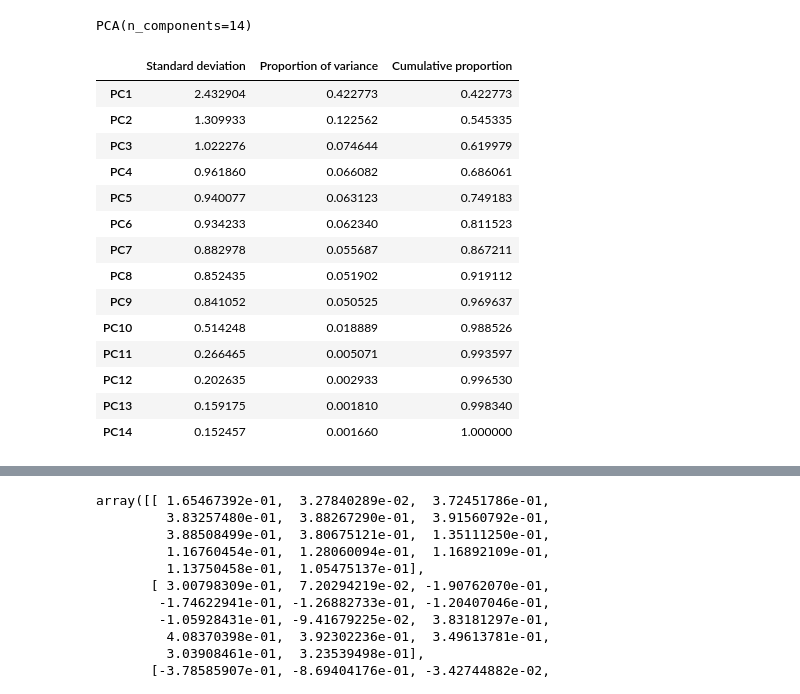
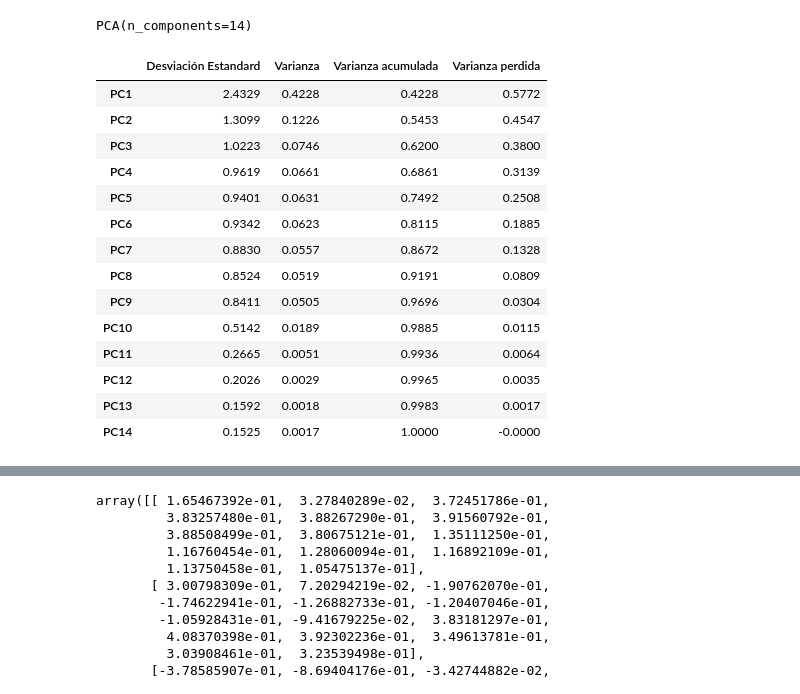
Before and after one commit to PosgradoMNA/actividades-del-projecto-96, a Jupyter notebook: Semana-4/ActividadSemana4.ipynb, the cells around one changed output, grey strips where cells are left out. Drawn from its saved outputs; the diff is of its cells as text; code cells hidden in the pictures.

```diff
--- a/Semana-4/ActividadSemana4.ipynb
+++ b/Semana-4/ActividadSemana4.ipynb
@@ -90,32 +92,35 @@ PCA(n_components=14)
 # %%
 x_pca = pca.transform(scaledData)
 # %%
-pcsSummary = pd.DataFrame({'Standard deviation': np.sqrt(pca.explained_variance_),
-                          'Proportion of variance': pca.explained_variance_ratio_,
-                          'Cumulative proportion': np.cumsum(pca.explained_variance_ratio_)#column
+# Tabla de varianza acumulada
+#
+pcsSummary = pd.DataFrame({'Desviación Estandard': np.sqrt(pca.explained_variance_),
+                          'Varianza': pca.explained_variance_ratio_,
+                          'Varianza acumulada': np.cumsum(pca.explained_variance_ratio_),
+                          'Varianza perdida': 1 - np.cumsum(pca.explained_variance_ratio_)
                           }
                           )
 pcsSummary
 pcsSummary_df = pcsSummary
 
 #pcsSummary_df['PC']= ['PC{}'.format(i) for i in range(1, len(pcsSummary_df.columns) + 1)]
 
 row_names = np.array(['PC{}'.format(i) for i in range(1, 14 + 1)])
 pcsSummary.index = row_names
-pcsSummary
+pcsSummary.round(4)
 # %% [output]
-|  | Standard deviation | Proportion of variance | Cumulative proportion |
-| PC1 | 2.432904 | 0.422773 | 0.422773 |
-| PC2 | 1.309933 | 0.122562 | 0.545335 |
-| PC3 | 1.022276 | 0.074644 | 0.619979 |
-| PC4 | 0.961860 | 0.066082 | 0.686061 |
-| PC5 | 0.940077 | 0.063123 | 0.749183 |
-| PC6 | 0.934233 | 0.062340 | 0.811523 |
-| PC7 | 0.882978 | 0.055687 | 0.867211 |
-| PC8 | 0.852435 | 0.051902 | 0.919112 |
-| PC9 | 0.841052 | 0.050525 | 0.969637 |
-| PC10 | 0.514248 | 0.018889 | 0.988526 |
-| PC11 | 0.266465 | 0.005071 | 0.993597 |
-| PC12 | 0.202635 | 0.002933 | 0.996530 |
-| PC13 | 0.159175 | 0.001810 | 0.998340 |
-| PC14 | 0.152457 | 0.001660 | 1.000000 |
+|  | Desviación Estandard | Varianza | Varianza acumulada | Varianza perdida |
+| PC1 | 2.4329 | 0.4228 | 0.4228 | 0.5772 |
+| PC2 | 1.3099 | 0.1226 | 0.5453 | 0.4547 |
+| PC3 | 1.0223 | 0.0746 | 0.6200 | 0.3800 |
+| PC4 | 0.9619 | 0.0661 | 0.6861 | 0.3139 |
+| PC5 | 0.9401 | 0.0631 | 0.7492 | 0.2508 |
+| PC6 | 0.9342 | 0.0623 | 0.8115 | 0.1885 |
+| PC7 | 0.8830 | 0.0557 | 0.8672 | 0.1328 |
+| PC8 | 0.8524 | 0.0519 | 0.9191 | 0.0809 |
+| PC9 | 0.8411 | 0.0505 | 0.9696 | 0.0304 |
+| PC10 | 0.5142 | 0.0189 | 0.9885 | 0.0115 |
+| PC11 | 0.2665 | 0.0051 | 0.9936 | 0.0064 |
+| PC12 | 0.2026 | 0.0029 | 0.9965 | 0.0035 |
+| PC13 | 0.1592 | 0.0018 | 0.9983 | 0.0017 |
+| PC14 | 0.1525 | 0.0017 | 1.0000 | -0.0000 |
```
Also changed, not shown: parts of 8 cells of this notebook.
